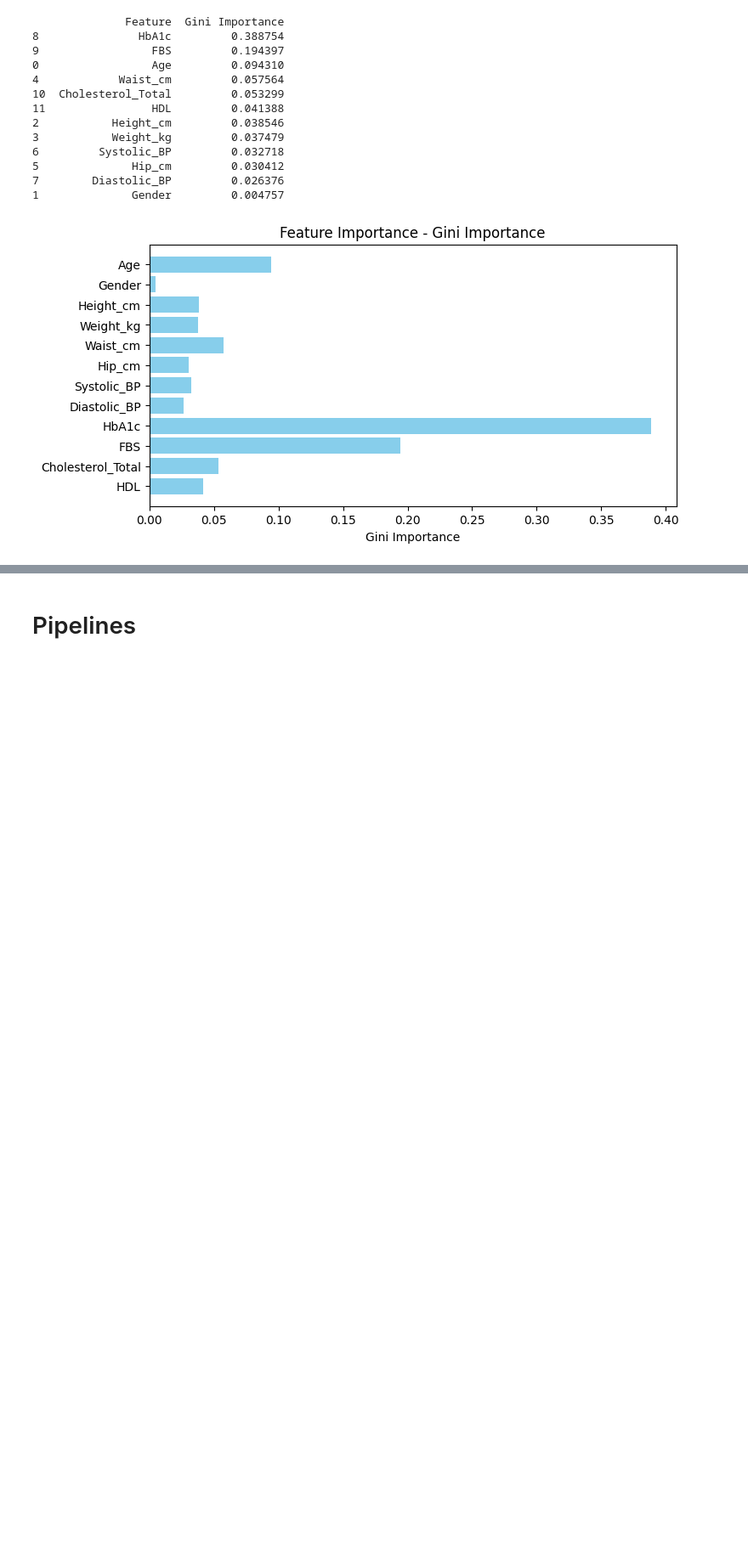
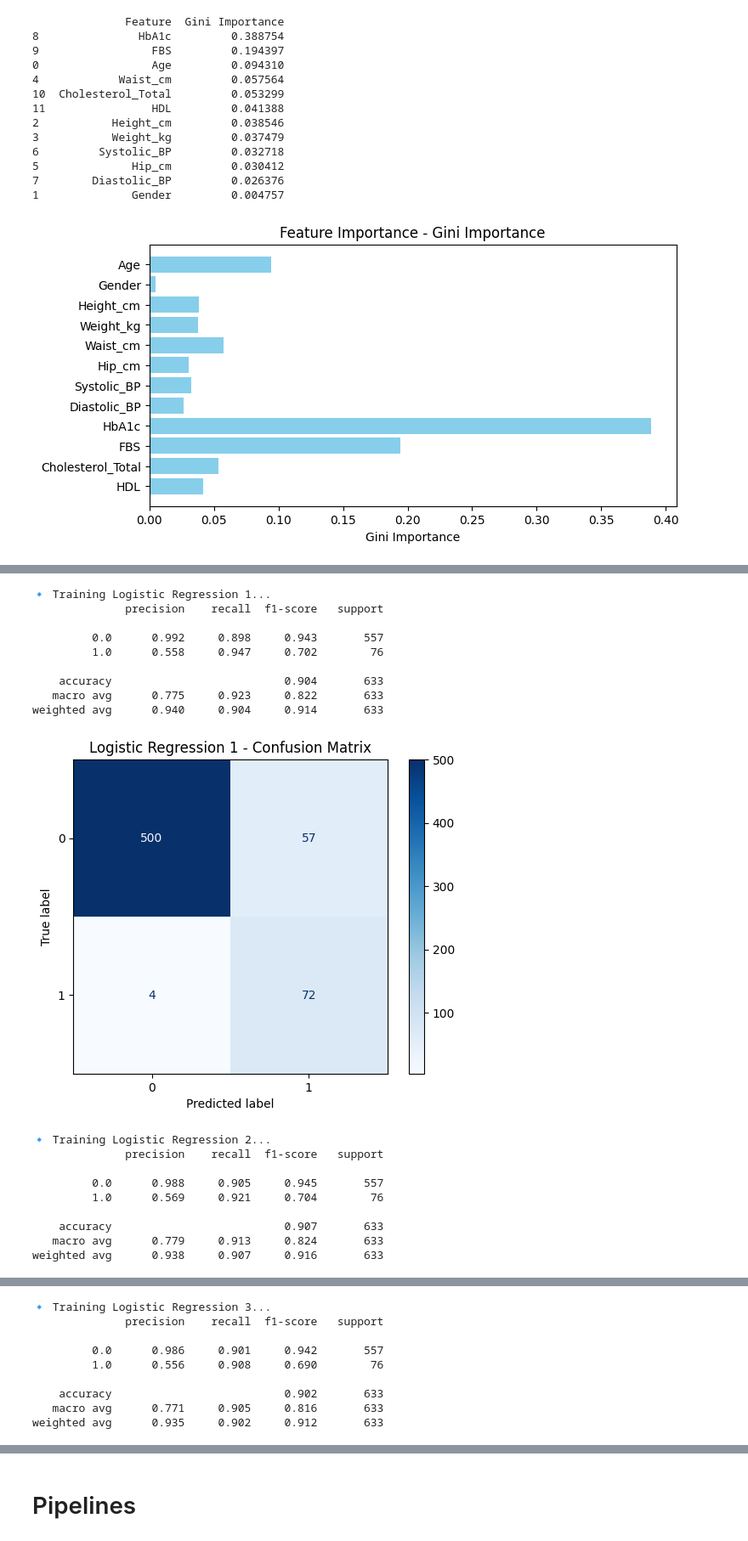
Before and after one commit to Jarmen24/thesis_diabetes, a Jupyter notebook: train_data.ipynb, the cells around one changed output, grey strips where cells are left out. Shown at 85% size. Drawn from its saved outputs; the diff is of its cells as text; code cells hidden in the pictures; blank space fills up the shorter version.

```diff
--- a/train_data.ipynb
+++ b/train_data.ipynb
@@ -179,7 +144,3 @@ def scale_dataset(dataframe, oversample=False):
-# %%
-train, X_train, y_train = scale_dataset(train,oversample=True)
-valid, X_valid, y_valid = scale_dataset(valid,oversample=False)
-test, X_test, y_test = scale_dataset(test,oversample=False)
 # %%
 from sklearn.preprocessing import StandardScaler
 from imblearn.over_sampling import RandomOverSampler
@@ -420,0 +490,26 @@ Probabilities: [[0.64 0.36]]
+# %%
+models_lg = {
+    "Logistic Regression 2": LogisticRegression(max_iter=1000, random_state=42, penalty='l2', C=0.1, class_weight='balanced'),
+}
+
+train_and_evaluate_model(models_lg, X_train, y_train, X_valid, y_valid)
+# %% [output]
+🔹 Training Logistic Regression 1...
+              precision    recall  f1-score   support
+
+         0.0      0.992     0.898     0.943       557
+         1.0      0.558     0.947     0.702        76
+
+    accuracy                          0.904       633
+   macro avg      0.775     0.923     0.822       633
+weighted avg      0.940     0.904     0.914       633
+[figure, added]
+🔹 Training Logistic Regression 2...
+              precision    recall  f1-score   support
+
+         0.0      0.988     0.905     0.945       557
+         1.0      0.569     0.921     0.704        76
+
+    accuracy                          0.907       633
+   macro avg      0.779     0.913     0.824       633
+weighted avg      0.938     0.907     0.916       633
@@ -420,0 +517,9 @@ Probabilities: [[0.64 0.36]]
+🔹 Training Logistic Regression 3...
+              precision    recall  f1-score   support
+
+         0.0      0.986     0.901     0.942       557
+         1.0      0.556     0.908     0.690        76
+
+    accuracy                          0.902       633
+   macro avg      0.771     0.905     0.816       633
+weighted avg      0.935     0.902     0.912       633
```
Also changed, not shown: parts of 12 cells of this notebook.
